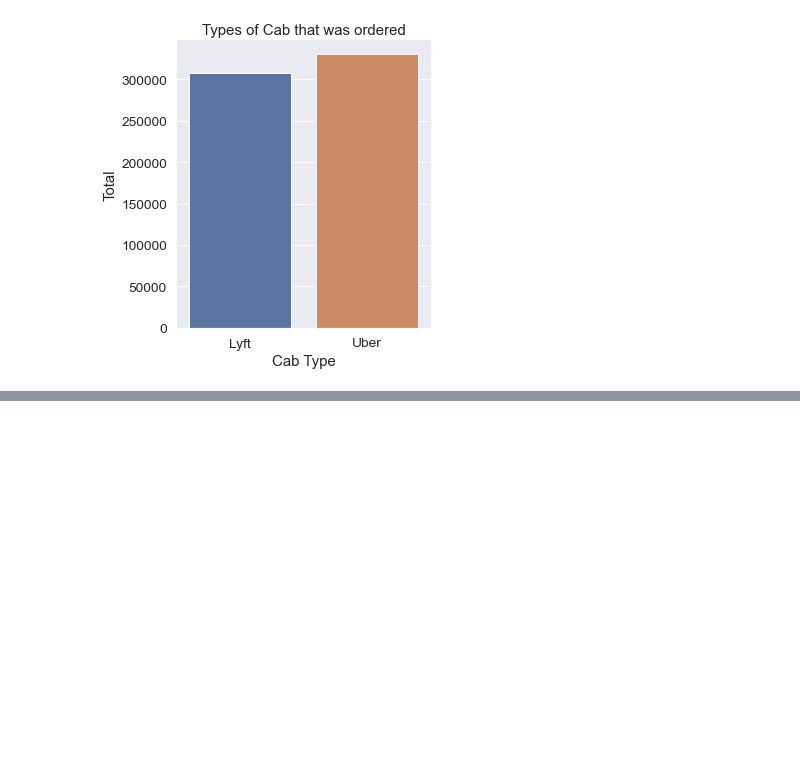
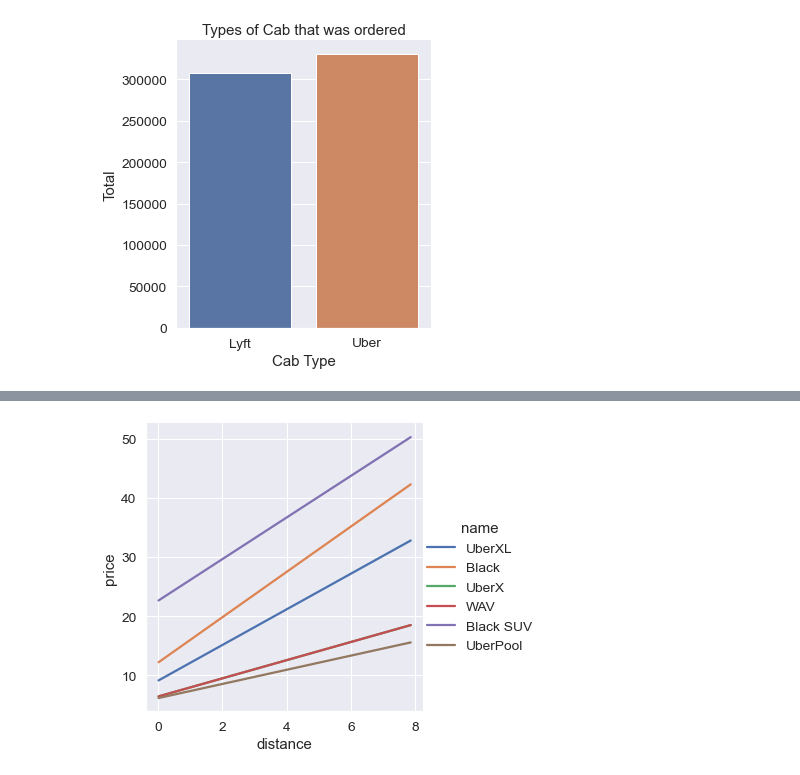
Before and after one commit to sampurna-d/Uber-and-Lyft-data-analysis, a Jupyter notebook: Uber and Lyft data .ipynb, the cells around one changed output, grey strips where cells are left out. Saved outputs shown, nothing was run; the diff lists cells and outputs as text; code cells hidden in the pictures; blank space fills up the shorter version.

```diff
--- a/Uber and Lyft data .ipynb
+++ b/Uber and Lyft data .ipynb
@@ -110,0 +177,8 @@ plt.show()
+# %%
+# A trendline for the change in price with change in distance for different kinds of cab service of Uber is plotted.
+# We see that the price of Back SUV changes faster with distance and the price for UberPool changes the least with distacne.
+df2= df[(df['name'] == 'UberX') | (df['name'] == 'Black')| (df['name'] == 'WAV')| (df['name'] == 'UberXL')| (df['name'] == 'Black SUV')| (df['name'] == 'UberPool')]
+sns.lmplot(x='distance',y='price',data=df2,hue='name',scatter=False)
+plt.show()
+# %% [output]
+[figure, added]
```
Also changed, not shown: parts of 9 cells of this notebook.
